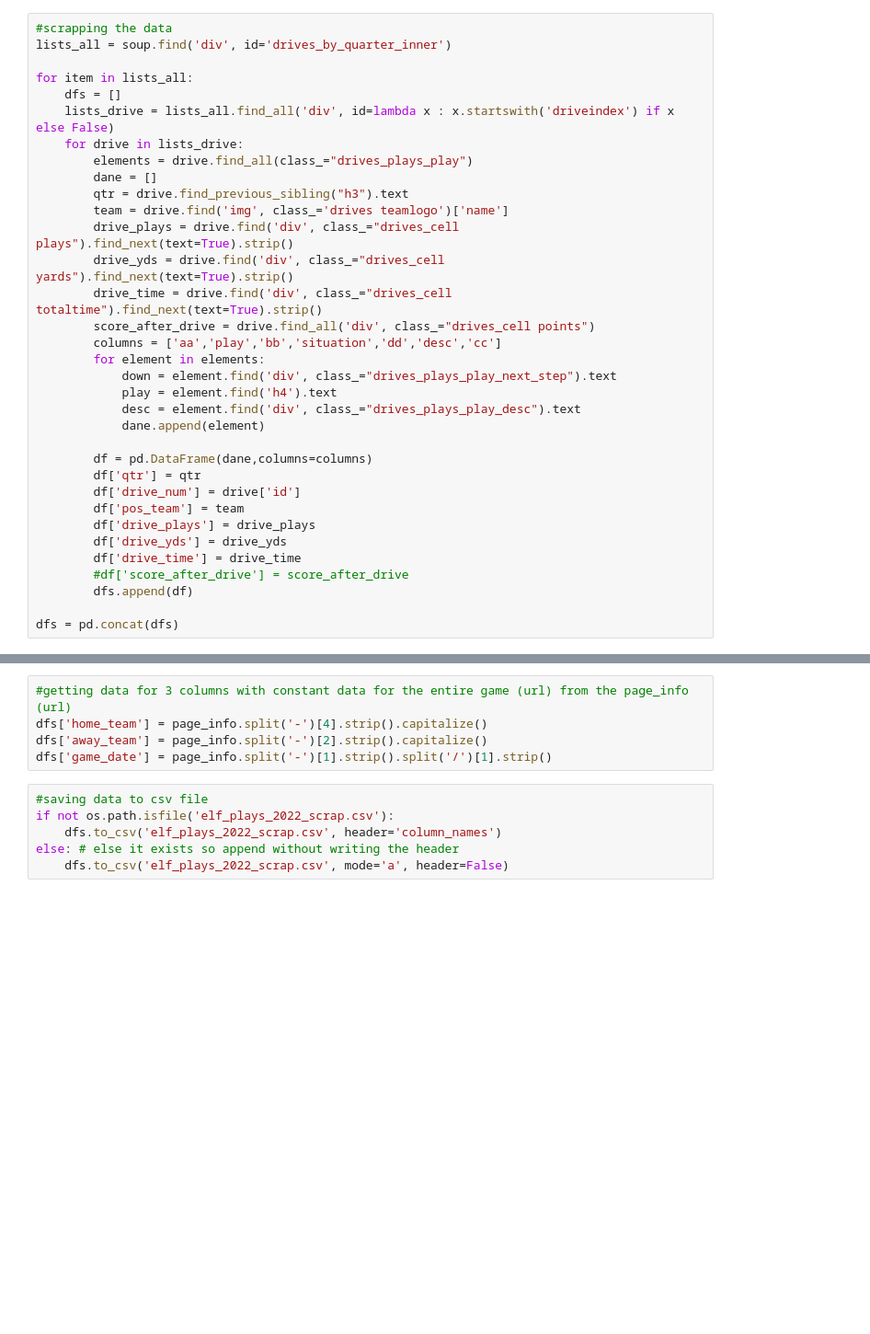
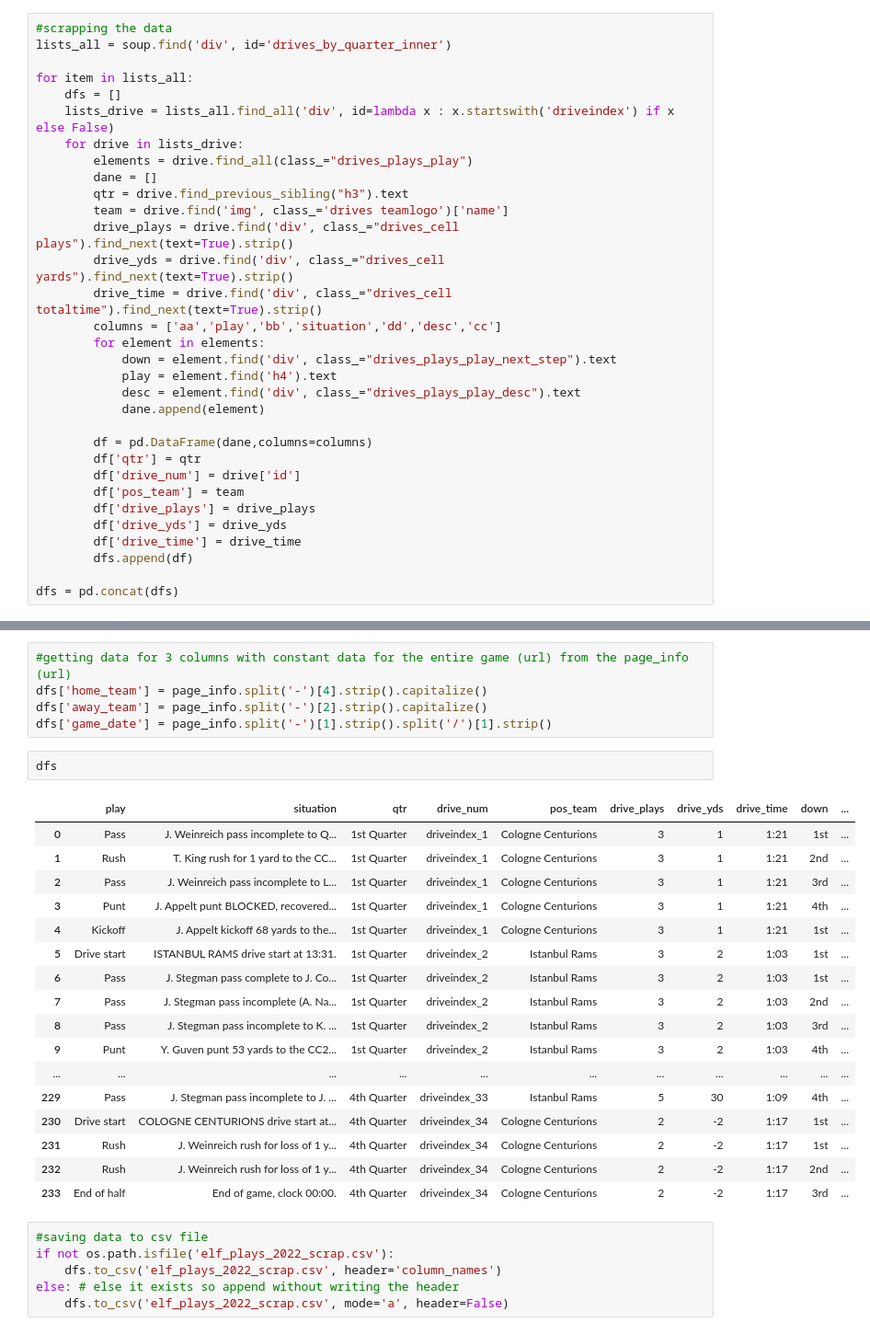
Before and after one commit to karoltrz/ELF_Play_by_play, a Jupyter notebook: elf plays scrap.ipynb, the cells around one changed output, grey strips where cells are left out. Shown at 92% size. Saved outputs shown, nothing was run; the diff lists cells and outputs as text; blank space fills up the shorter version.

```diff
--- a/elf plays scrap.ipynb
+++ b/elf plays scrap.ipynb
@@ -59,7 +59,6 @@ for item in lists_all:
         drive_plays = drive.find('div', class_="drives_cell plays").find_next(text=True).strip()
         drive_yds = drive.find('div', class_="drives_cell yards").find_next(text=True).strip()
         drive_time = drive.find('div', class_="drives_cell totaltime").find_next(text=True).strip()
-        score_after_drive = drive.find_all('div', class_="drives_cell points")
         columns = ['aa','play','bb','situation','dd','desc','cc']
         for element in elements:
             down = element.find('div', class_="drives_plays_play_next_step").text
@@ -74,7 +73,6 @@ for item in lists_all:
         df['drive_plays'] = drive_plays
         df['drive_yds'] = drive_yds
         df['drive_time'] = drive_time
-        #df['score_after_drive'] = score_after_drive
         dfs.append(df)
 
 dfs = pd.concat(dfs)
@@ -103,6 +101,26 @@ dfs.drop(['desc', 'team2','team4'], axis=1,inplace=True)
 dfs['home_team'] = page_info.split('-')[4].strip().capitalize()
 dfs['away_team'] = page_info.split('-')[2].strip().capitalize()
 dfs['game_date'] = page_info.split('-')[1].strip().split('/')[1].strip()
+# %%
+dfs
+# %% [output]
+|  | play | situation | qtr | drive_num | pos_team | drive_plays | drive_yds | drive_time | down | ... |
+| 0 | Pass | J. Weinreich pass incomplete to Q... | 1st Quarter | driveindex_1 | Cologne Centurions | 3 | 1 | 1:21 | 1st | ... |
+| 1 | Rush | T. King rush for 1 yard to the CC... | 1st Quarter | driveindex_1 | Cologne Centurions | 3 | 1 | 1:21 | 2nd | ... |
+| 2 | Pass | J. Weinreich pass incomplete to L... | 1st Quarter | driveindex_1 | Cologne Centurions | 3 | 1 | 1:21 | 3rd | ... |
+| 3 | Punt | J. Appelt punt BLOCKED, recovered... | 1st Quarter | driveindex_1 | Cologne Centurions | 3 | 1 | 1:21 | 4th | ... |
+| 4 | Kickoff | J. Appelt kickoff 68 yards to the... | 1st Quarter | driveindex_1 | Cologne Centurions | 3 | 1 | 1:21 | 1st | ... |
+| 5 | Drive start | ISTANBUL RAMS drive start at 13:31. | 1st Quarter | driveindex_2 | Istanbul Rams | 3 | 2 | 1:03 | 1st | ... |
+| 6 | Pass | J. Stegman pass complete to J. Co... | 1st Quarter | driveindex_2 | Istanbul Rams | 3 | 2 | 1:03 | 1st | ... |
+| 7 | Pass | J. Stegman pass incomplete (A. Na... | 1st Quarter | driveindex_2 | Istanbul Rams | 3 | 2 | 1:03 | 2nd | ... |
+| 8 | Pass | J. Stegman pass incomplete to K. ... | 1st Quarter | driveindex_2 | Istanbul Rams | 3 | 2 | 1:03 | 3rd | ... |
+| 9 | Punt | Y. Guven punt 53 yards to the CC2... | 1st Quarter | driveindex_2 | Istanbul Rams | 3 | 2 | 1:03 | 4th | ... |
+| ... | ... | ... | ... | ... | ... | ... | ... | ... | ... | ... |
+| 229 | Pass | J. Stegman pass incomplete to J. ... | 4th Quarter | driveindex_33 | Istanbul Rams | 5 | 30 | 1:09 | 4th | ... |
+| 230 | Drive start | COLOGNE CENTURIONS drive start at... | 4th Quarter | driveindex_34 | Cologne Centurions | 2 | -2 | 1:17 | 1st | ... |
+| 231 | Rush | J. Weinreich rush for loss of 1 y... | 4th Quarter | driveindex_34 | Cologne Centurions | 2 | -2 | 1:17 | 1st | ... |
+| 232 | Rush | J. Weinreich rush for loss of 1 y... | 4th Quarter | driveindex_34 | Cologne Centurions | 2 | -2 | 1:17 | 2nd | ... |
+| 233 | End of half | End of game, clock 00:00. | 4th Quarter | driveindex_34 | Cologne Centurions | 2 | -2 | 1:17 | 3rd | ... |
 # %%
 #saving data to csv file
 if not os.path.isfile('elf_plays_2022_scrap.csv'):
```
